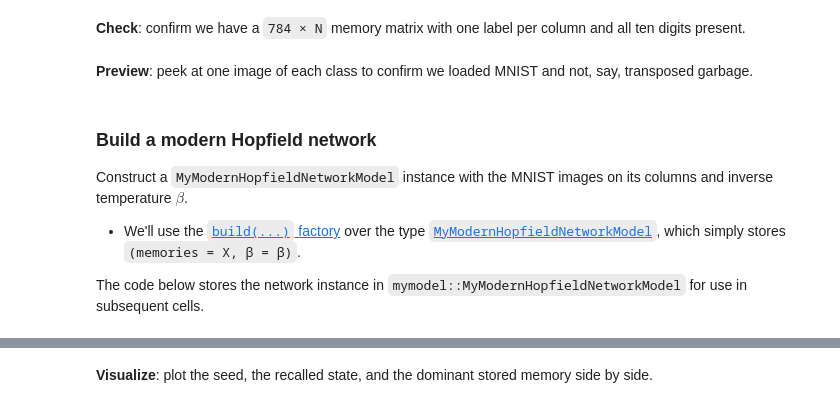
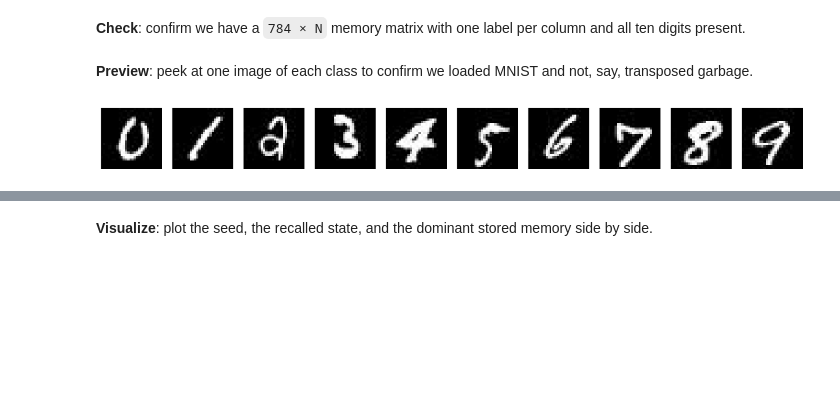
Before and after one commit to varnerlab/Practicum-5820-S2026, a Jupyter notebook: CHEME-5820-Practicum-S2026.ipynb, the cells around one changed output, grey strips where cells are left out. Saved outputs shown, nothing was run; the diff lists cells and outputs as text; code cells hidden in the pictures; blank space fills up the shorter version.

```diff
--- a/CHEME-5820-Practicum-S2026.ipynb
+++ b/CHEME-5820-Practicum-S2026.ipynb
@@ -56,3 +64,10 @@ Before we load data, set a few constants:
 # %%
-images_per_class = 30; # TODO: how many MNIST images per class to memorize (Int between 1 and 30)
-β = 8.0;               # TODO: inverse temperature for the softmax (Float64 > 0). Try 1.0, 8.0, 50.0.
+images_per_class, β = let
+
+    # initialize -
+    images_per_class = 30; # TODO: how many MNIST images per class to memorize (Int between 1 and 30)
+    β = 8.0;               # TODO: inverse temperature for the softmax (Float64 > 0). Try 1.0, 8.0, 50.0.
+
+    # return -
+    images_per_class, β;
+end
@@ -77,12 +94,7 @@ __Preview__: peek at one image of each class to confirm we loaded MNIST and not,
 # %%
 let
     one_per_class = hcat([X[:, findfirst(==(c), y)] for c in 0:9]...)
-    image_grid(one_per_class, 10; title = "One image per class")
+    image_grid(one_per_class, 10; title = "")
 end
+# %% [output]
+[figure, added]
-# %% [markdown]
-### Build a modern Hopfield network
-Construct a `MyModernHopfieldNetworkModel` instance with the MNIST images on its columns and inverse temperature $\beta$.
-
-* We'll use the [`build(...)` factory](src/Factory.jl) over the type [`MyModernHopfieldNetworkModel`](src/Types.jl), which simply stores `(memories = X, β = β)`.
-
-The code below stores the network instance in `mymodel::MyModernHopfieldNetworkModel` for use in subsequent cells.
```
Also changed, not shown: parts of 59 cells of this notebook, 2 other files.
